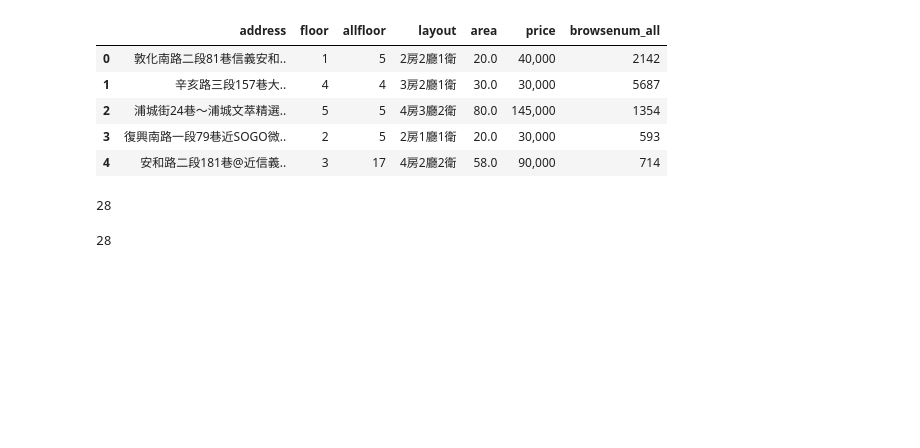
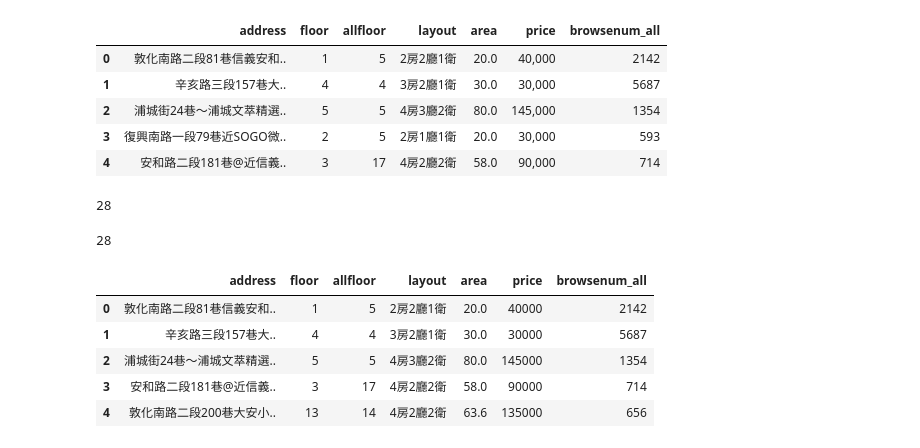
Before and after one commit to ywchiu/tibamepy, a Jupyter notebook: Demo20200912.ipynb, the cells around one changed output. Cells and saved outputs as stored; diff of their text form; code cells hidden in the pictures; blank space fills up the shorter version.

```diff
--- a/Demo20200912.ipynb
+++ b/Demo20200912.ipynb
@@ -801,0 +807,9 @@ housedf.to_excel('house591.xlsx')
+# %%
+housedf.head()
+# %% [output]
+|  | address | floor | allfloor | layout | area | price | browsenum_all |
+| 0 | 敦化南路二段81巷信義安和.. | 1 | 5 | 2房2廳1衛 | 20.0 | 40000 | 2142 |
+| 1 | 辛亥路三段157巷大.. | 4 | 4 | 3房2廳1衛 | 30.0 | 30000 | 5687 |
+| 2 | 浦城街24巷～浦城文萃精選.. | 5 | 5 | 4房3廳2衛 | 80.0 | 145000 | 1354 |
+| 3 | 安和路二段181巷@近信義.. | 3 | 17 | 4房2廳2衛 | 58.0 | 90000 | 714 |
+| 4 | 敦化南路二段200巷大安小.. | 13 | 14 | 4房2廳2衛 | 63.6 | 135000 | 656 |
```
Also changed, not shown: parts of 7 cells of this notebook.
